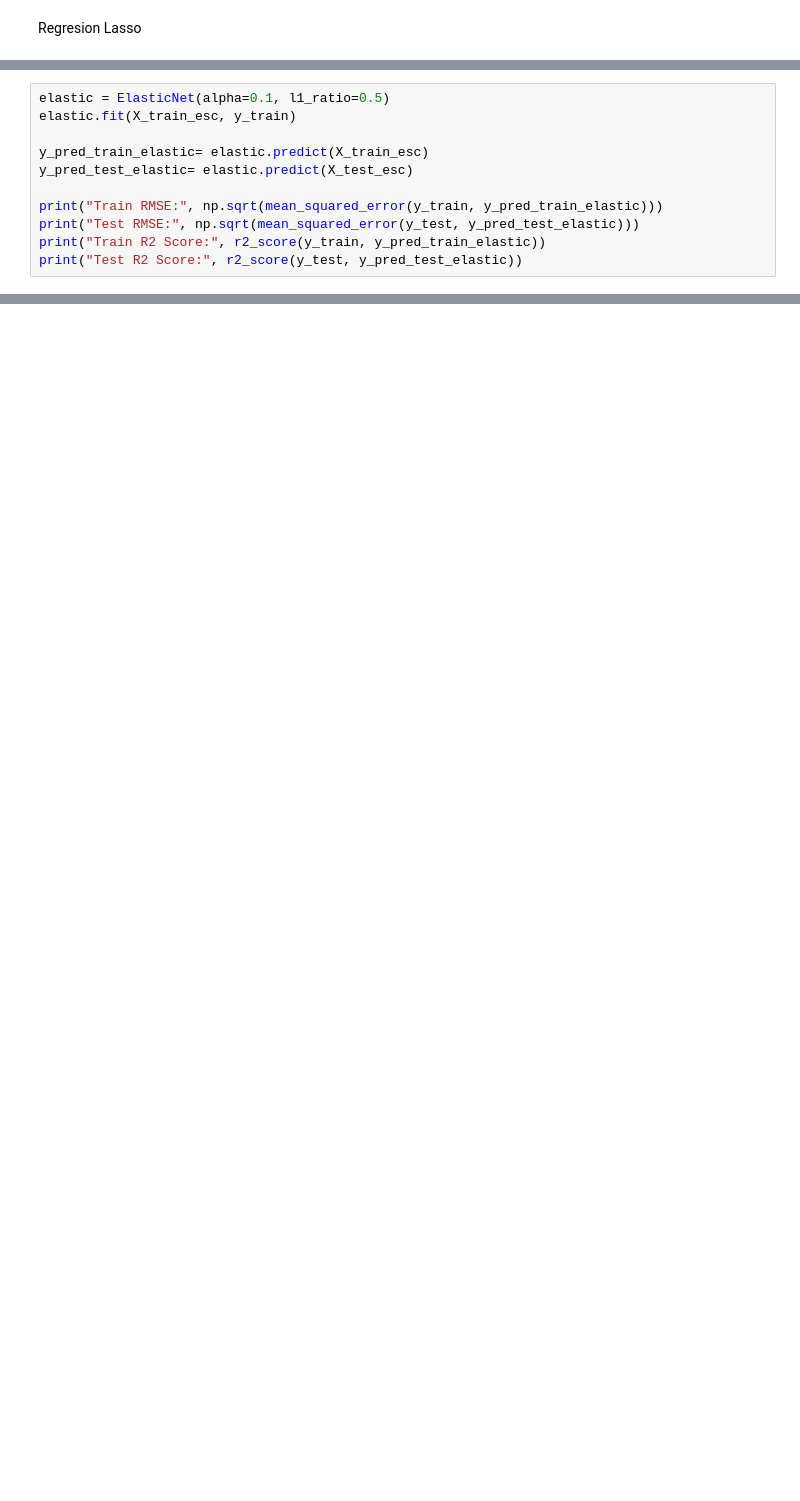
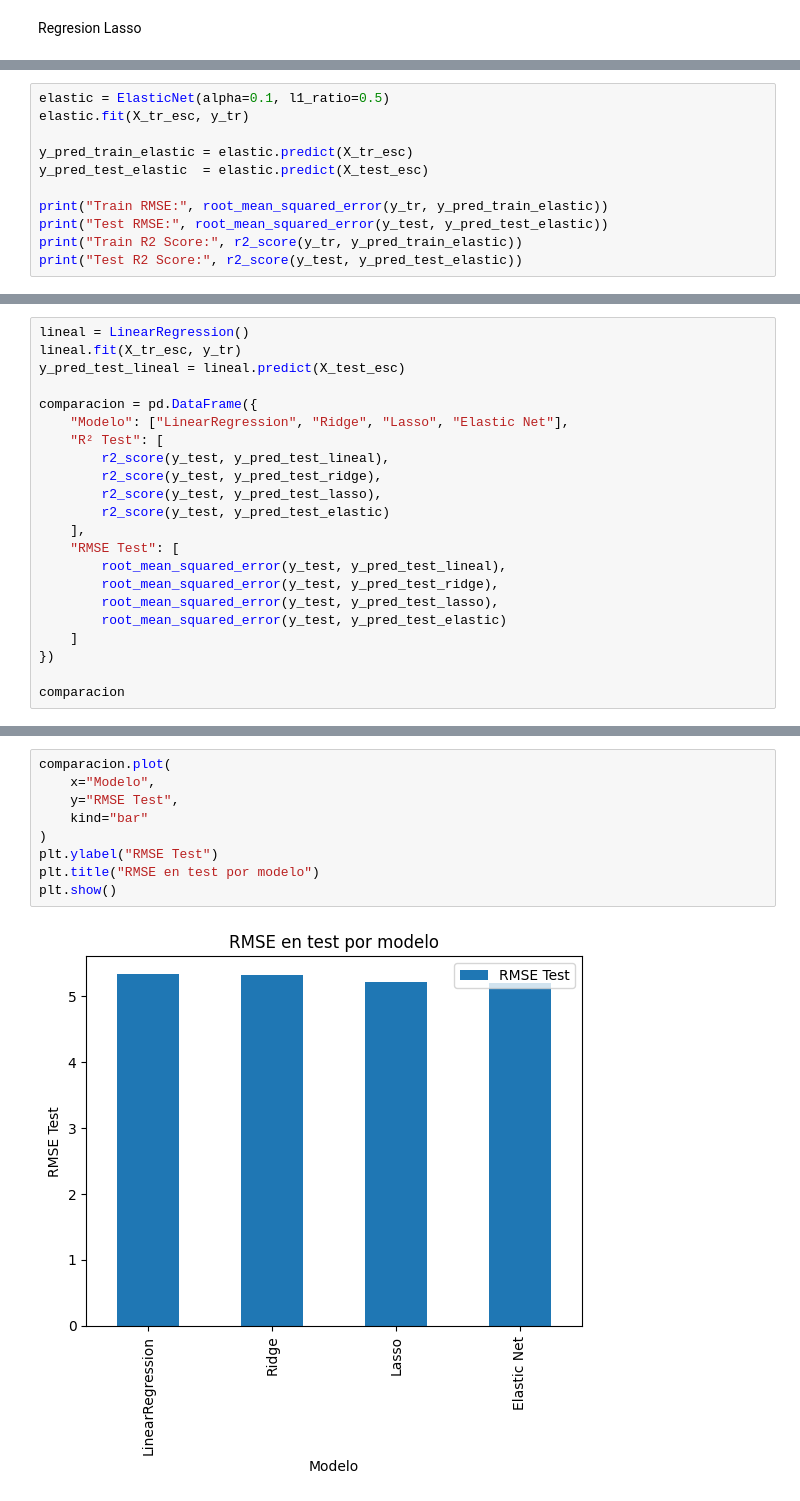
Before and after one commit to AlvaTF/TP-AA1-Ruiz-Toledo-Mendoza, a Jupyter notebook: TP_1/TP_regresion_AA1.ipynb, the cells around one changed output, grey strips where cells are left out. Cells and saved outputs as stored; diff of their text form; blank space fills up the shorter version.

```diff
--- a/TP_1/TP_regresion_AA1.ipynb
+++ b/TP_1/TP_regresion_AA1.ipynb
@@ -627,12 +617,12 @@ Test R2 Score: 0.08588021337721097
 # %%
 elastic = ElasticNet(alpha=0.1, l1_ratio=0.5)
-elastic.fit(X_train_esc, y_train)
+elastic.fit(X_tr_esc, y_tr)
 
-y_pred_train_elastic= elastic.predict(X_train_esc)
-y_pred_test_elastic= elastic.predict(X_test_esc)
+y_pred_train_elastic = elastic.predict(X_tr_esc)
+y_pred_test_elastic  = elastic.predict(X_test_esc)
 
-print("Train RMSE:", np.sqrt(mean_squared_error(y_train, y_pred_train_elastic)))
-print("Test RMSE:", np.sqrt(mean_squared_error(y_test, y_pred_test_elastic)))
-print("Train R2 Score:", r2_score(y_train, y_pred_train_elastic))
+print("Train RMSE:", root_mean_squared_error(y_tr, y_pred_train_elastic))
+print("Test RMSE:", root_mean_squared_error(y_test, y_pred_test_elastic))
+print("Train R2 Score:", r2_score(y_tr, y_pred_train_elastic))
 print("Test R2 Score:", r2_score(y_test, y_pred_test_elastic))
 # %% [output]
@@ -642,0 +633,22 @@ Test R2 Score: 0.18867713441837497
+# %%
+lineal = LinearRegression()
+lineal.fit(X_tr_esc, y_tr)
+y_pred_test_lineal = lineal.predict(X_test_esc)
+
+comparacion = pd.DataFrame({
+    "Modelo": ["LinearRegression", "Ridge", "Lasso", "Elastic Net"],
+    "R² Test": [
+        r2_score(y_test, y_pred_test_lineal),
+        r2_score(y_test, y_pred_test_ridge),
+        r2_score(y_test, y_pred_test_lasso),
+        r2_score(y_test, y_pred_test_elastic)
+    ],
+    "RMSE Test": [
+        root_mean_squared_error(y_test, y_pred_test_lineal),
+        root_mean_squared_error(y_test, y_pred_test_ridge),
+        root_mean_squared_error(y_test, y_pred_test_lasso),
+        root_mean_squared_error(y_test, y_pred_test_elastic)
+    ]
+})
+
+comparacion
@@ -642,0 +661,11 @@ Test R2 Score: 0.18867713441837497
+# %%
+comparacion.plot(
+    x="Modelo",
+    y="RMSE Test",
+    kind="bar"
+)
+plt.ylabel("RMSE Test")
+plt.title("RMSE en test por modelo")
+plt.show()
+# %% [output]
+[figure, added]
```
Also changed, not shown: parts of 16 cells of this notebook.
